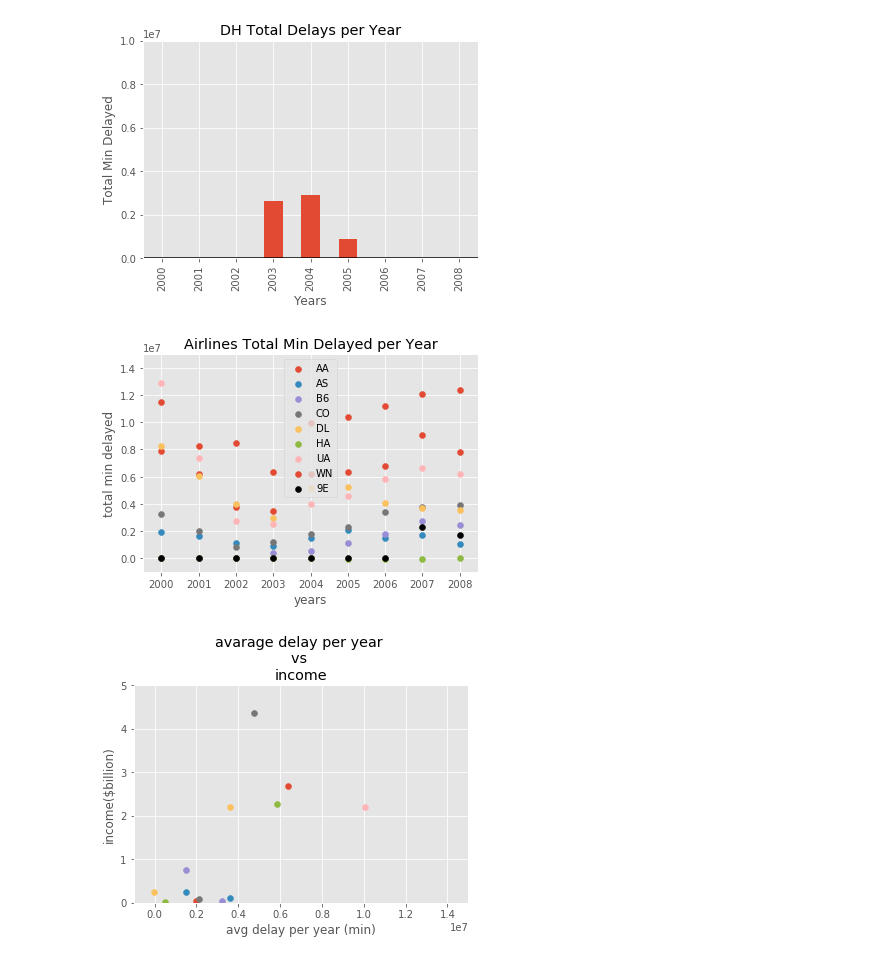
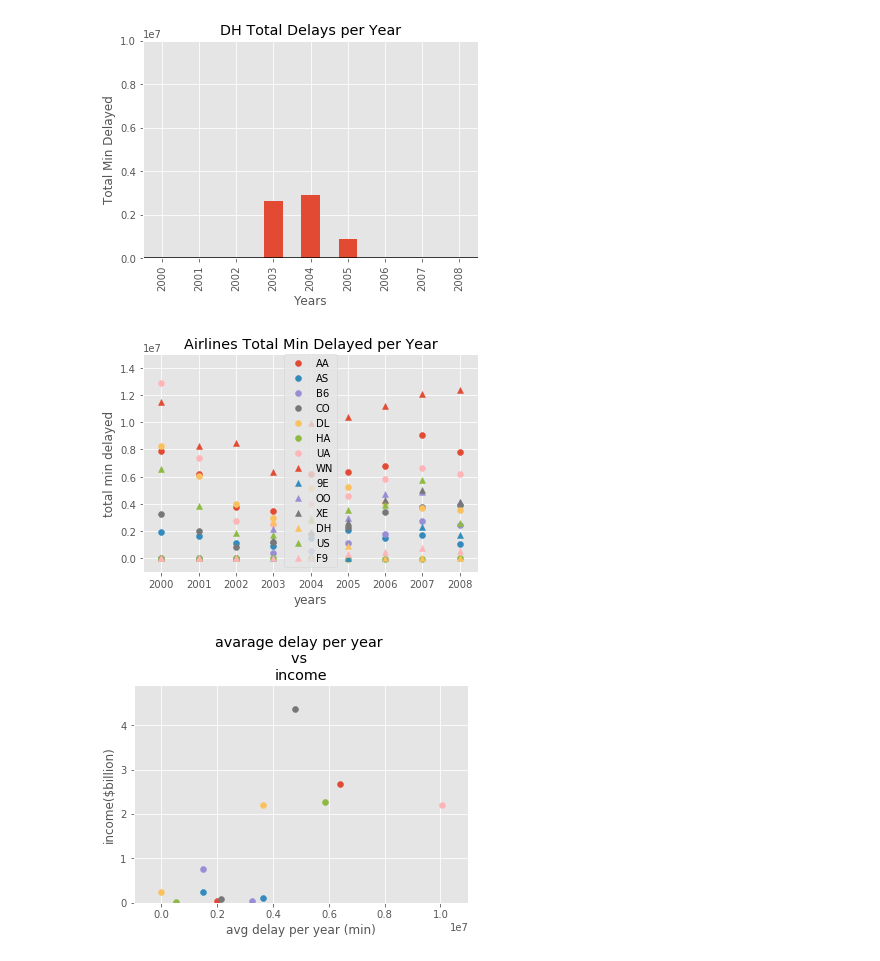
Before and after one commit to byurtkulu/cs210_proj51, a Jupyter notebook: histogram.ipynb, the cells around one changed output. Saved outputs shown, nothing was run; the diff lists cells and outputs as text; code cells hidden in the pictures.

```diff
--- a/histogram.ipynb
+++ b/histogram.ipynb
@@ -734,36 +734,52 @@ matplotlib.style.use('ggplot')
 # These airlines operates today... We did not include the airlines which do not oparate in present.
 
 AAdelays = [7865606,6181171,3770725,3459811,6196410,6307716,6776914,9066828,7802966]
 ASdelays = [1899553,1652522,1144349,916855,1468593,2106401,1473647,1691897,1020350]
 B6delays = [0,0,0,378292,556397,1139506,1751381,2767110,2440878]
 COdelays = [3289400,2029647,821796,1171639,1775949,2323384,3393126,3774557,3886953]
 DLdelays = [8287197,6018513,4011043,2973962,5193312,5218108,4039668,3686443,3564817]
 HAdelays = [0,0,0,8062,-10680,-53692,-63173,-49390,27887]
 UAdelays = [12895873,7399741,2720805,2512578,3978918,4612759,5831704,6648458,6196282]
 WNdelays = [11470445,8230629,8447603,6360097,9955591,10423665,11224333,12094777,12349540]
 delays9E = [0,0,0,0,0,0,0,2285792,1726803]
 
+OOdelays = [0,0,0,2125532,2982997,2941282,4729541,4848850,4137595]
+XEdelays = [0,0,0,1332807,1921948,2698243,4271628,5035103,4154705]
+DHdelays = [0,0,0,2638536,2932459,877846,0,0,0]
+USdelays = [6586411,3870767,1860425,1693836,2830401,3515474,3939983,5787520,2556181]
+F9delays = [0,0,0,0,0,303223,453707,721561,565097]
+
+
+
 years = ['2000', '2001', '2002', '2003', '2004', '2005', '2006', '2007', '2008']
 
 plt.scatter(years, AAdelays, label='AA')
 plt.scatter(years, ASdelays, label='AS')
 plt.scatter(years, B6delays, label='B6')
 plt.scatter(years, COdelays, label='CO')
 plt.scatter(years, DLdelays, label='DL')
 plt.scatter(years, HAdelays, label='HA')
 plt.scatter(years, UAdelays, label='UA')
-plt.scatter(years, WNdelays, label='WN')
-plt.scatter(years, delays9E, label='9E', color='k')
+plt.scatter(years, WNdelays, label='WN',marker='^')
+plt.scatter(years, delays9E, label='9E',marker='^')
+plt.scatter(years, OOdelays, label='OO',marker='^')
+plt.scatter(years, XEdelays, label='XE',marker='^')
+plt.scatter(years, DHdelays, label='DH',marker='^')
+plt.scatter(years, USdelays, label='US',marker='^')
+plt.scatter(years, F9delays, label='F9',marker='^')
+
+
+
 
 
 plt.xlabel('years')
 plt.ylabel('total min delayed')
 plt.title('Airlines Total Min Delayed per Year')
 plt.ylim(-1000000,15000000)
 plt.legend()
 plt.show()
 # %% [output]
-[figure, old version]
+[figure, new version]
 # %%
 import pandas as pd
 import numpy as np
@@ -819,9 +835,9 @@ plt.scatter(avgDelay['F9'], incomeDict['F9'], label='F9')
 
 plt.xlabel('avg delay per year (min)')
 plt.ylabel('income($billion)')
-plt.xlim(-1000000, 15000000)
-plt.ylim(0, 5)
+plt.xlim(-1000000, 11000000)
+plt.ylim(0, 4.9)
 plt.title('avarage delay per year \nvs \nincome')
 plt.show()
 # %% [output]
-[figure, old version]
+[figure, new version]
```
Also changed, not shown: 3 other files.
